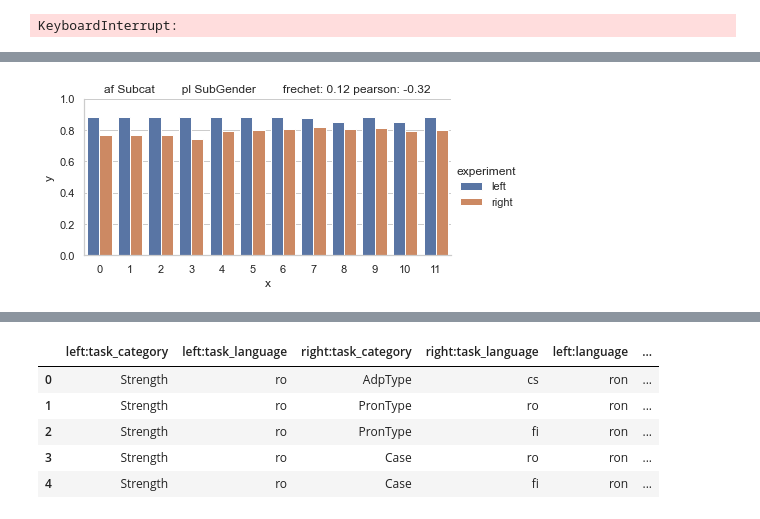
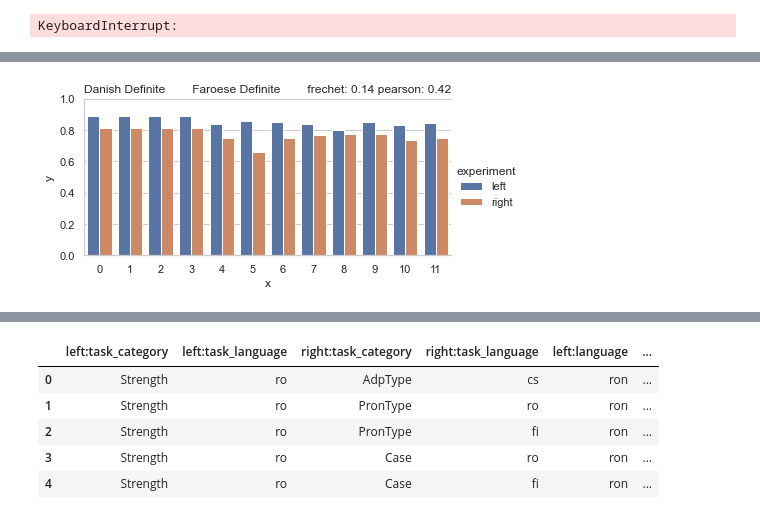
Before and after one commit to AIRI-Institute/probing-dashboard, a Jupyter notebook: probing_analytics.ipynb, the cells around one changed output, grey strips where cells are left out. Drawn from its saved outputs; the diff is of its cells as text; code cells hidden in the pictures.

```diff
--- a/probing_analytics.ipynb
+++ b/probing_analytics.ipynb
@@ -261,10 +333,7 @@ already_scored_df.head(2)
-# %%
-
-
-
-draw_row(1)
-# %% [output]
-[figure, removed]
+# %%
+draw_row(51)
+# %% [output]
+[figure, added]
 # %%
 !python3 app.py
 # %% [output]
```
Also changed, not shown: parts of 15 cells of this notebook, 2 other files.
